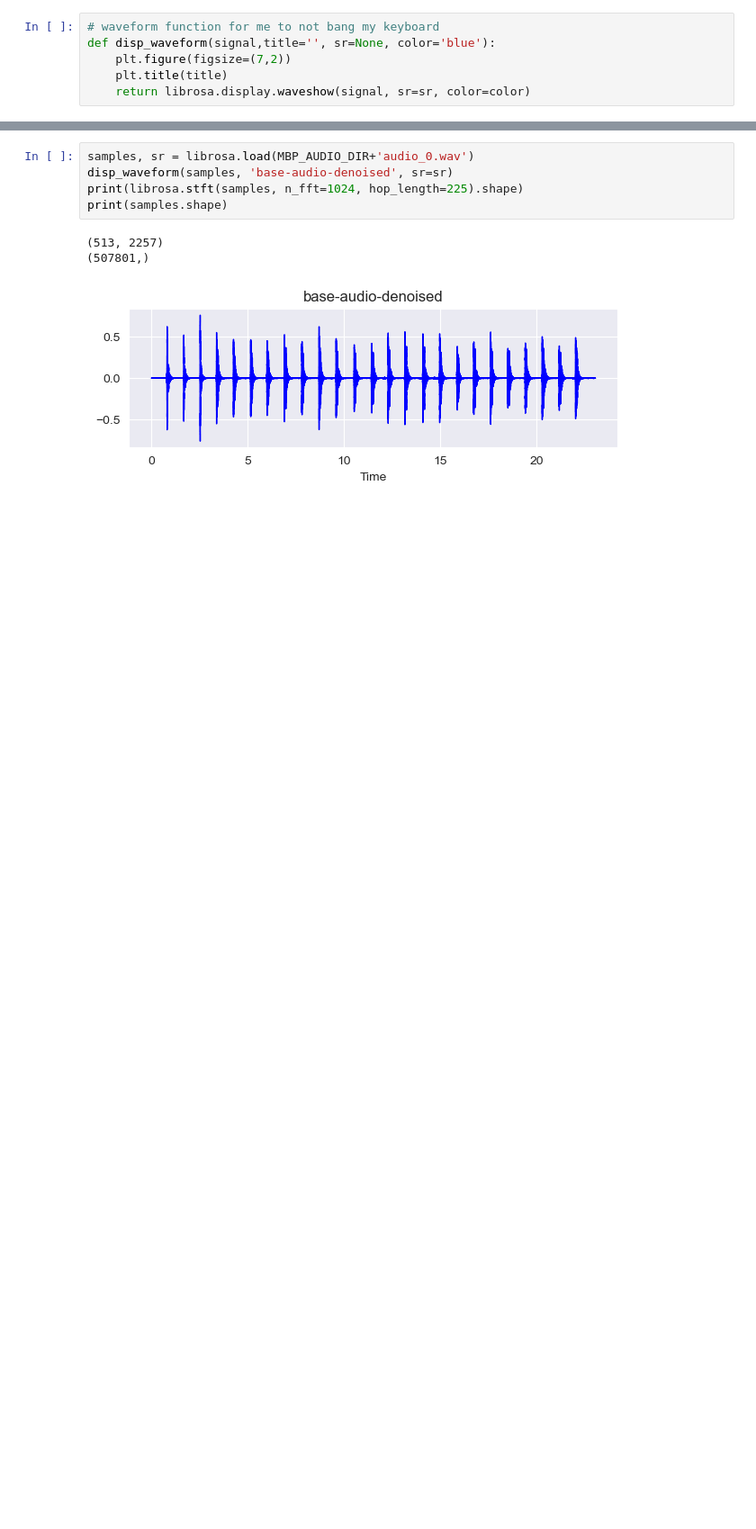
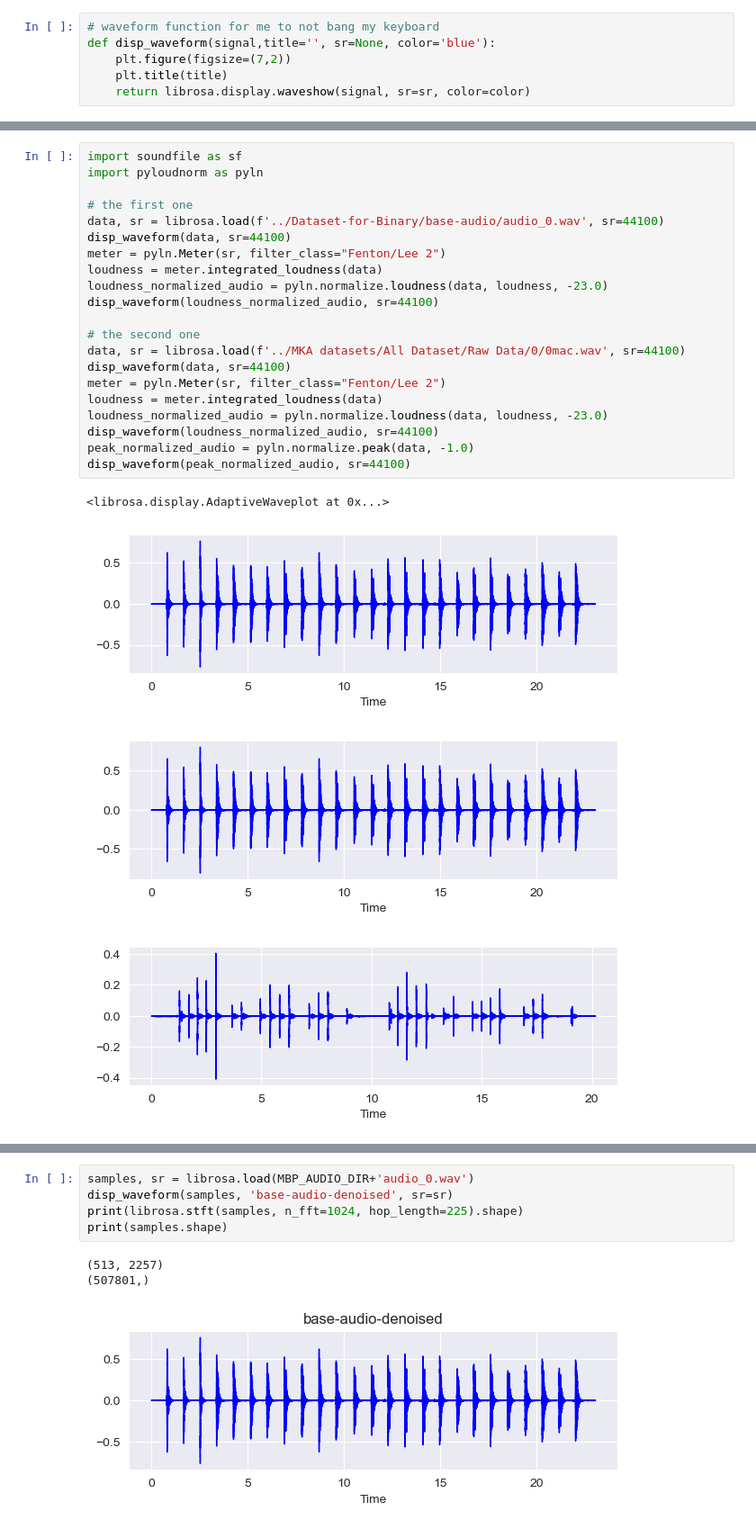
Before and after one commit to blondiedies/Binary-class, a Jupyter notebook: ClassificationCNN/FromScratch.ipynb, the cells around one changed output, grey strips where cells are left out. Shown at 90% size. Drawn from its saved outputs; the diff is of its cells as text; blank space fills up the shorter version.

```diff
--- a/ClassificationCNN/FromScratch.ipynb
+++ b/ClassificationCNN/FromScratch.ipynb
@@ -80,0 +373,26 @@ def isolator(signal, sample_rate, n_fft, hop_length, before, after, threshold, s
+# %%
+import soundfile as sf
+import pyloudnorm as pyln
+
+# the first one
+data, sr = librosa.load(f'../Dataset-for-Binary/base-audio/audio_0.wav', sr=44100)
+disp_waveform(data, sr=44100)
+meter = pyln.Meter(sr, filter_class="Fenton/Lee 2")
+loudness = meter.integrated_loudness(data)
+loudness_normalized_audio = pyln.normalize.loudness(data, loudness, -23.0)
+disp_waveform(loudness_normalized_audio, sr=44100)
+
+# the second one
+data, sr = librosa.load(f'../MKA datasets/All Dataset/Raw Data/0/0mac.wav', sr=44100)
+disp_waveform(data, sr=44100)
+meter = pyln.Meter(sr, filter_class="Fenton/Lee 2")
+loudness = meter.integrated_loudness(data)
+loudness_normalized_audio = pyln.normalize.loudness(data, loudness, -23.0)
+disp_waveform(loudness_normalized_audio, sr=44100)
+peak_normalized_audio = pyln.normalize.peak(data, -1.0)
+disp_waveform(peak_normalized_audio, sr=44100)
+# %% [output]
+<librosa.display.AdaptiveWaveplot at 0x...>
+[figure, added]
+[figure, added]
+[figure, added]
```
Also changed, not shown: parts of 36 cells of this notebook, 3 other files.
